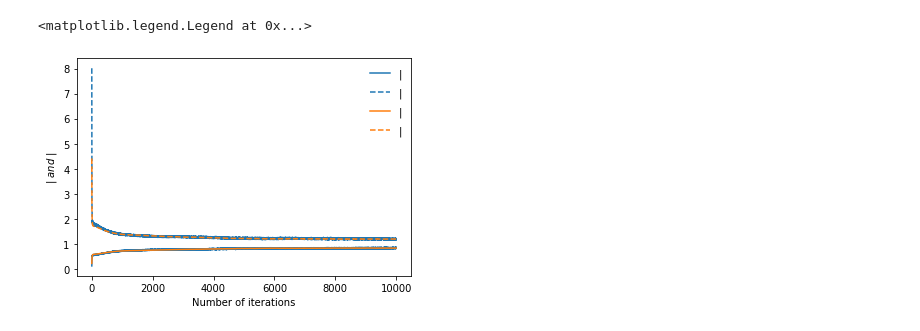
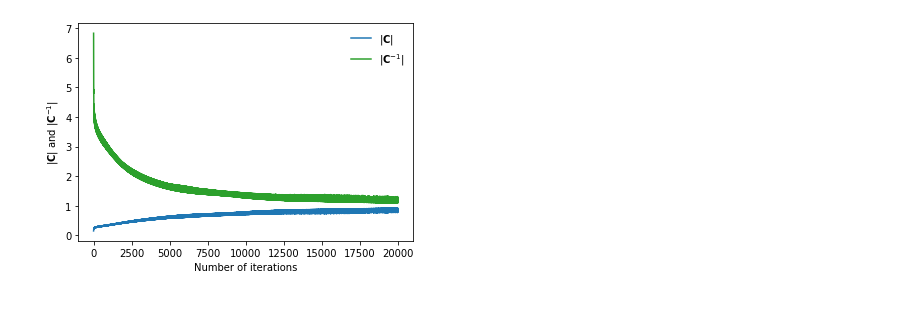
Before and after one commit to tomcharnock/IMNN, a Jupyter notebook: TF2.ipynb, the cells around one changed output. Drawn from its saved outputs; the diff is of its cells as text; code cells hidden in the pictures.

Commit message:
Working iterative training

```diff
--- a/TF2.ipynb
+++ b/TF2.ipynb
@@ -476,28 +471,19 @@ test_C_arr = []
 test_Cinv_arr = []
 test_dμdθ_arr = []
 # %%
-bar = tqdm.tnrange(10000, desc="iterations")
-for i in bar:
-    sim = next(iter(train_sims))
-    der_m, der_p = next(iter(train_ders))
-    F_temp, C_temp, Cinv_temp, dμdθ_temp, r_temp = training_iteration(sim, der_m, der_p, α, λ)
-    F_arr.append(F_temp.numpy())
-    C_arr.append(C_temp.numpy())
-    Cinv_arr.append(Cinv_temp.numpy())
-    dμdθ_arr.append(dμdθ_temp.numpy())
-    r_arr.append(r_temp.numpy())
-    sim = next(iter(test_sims))
-    der_m, der_p = next(iter(test_ders))
-    F_temp, C_temp, Cinv_temp, dμdθ_temp = evaluate(sim, der_m, der_p)
-    test_F_arr.append(F_temp.numpy())
-    test_C_arr.append(C_temp.numpy())
-    test_Cinv_arr.append(Cinv_temp.numpy())
-    test_dμdθ_arr.append(dμdθ_temp.numpy())
-
+bar = tqdm.tnrange(1000, desc="iterations")
+for iteration in bar:
+    for data in range(n_train):
+        F_temp, C_temp, Cinv_temp, dμdθ_temp, r_temp = staggered_train(data_iterator, data_derivative_iterator, indices_iterator, derivative_indices_iterator, λ, α)
+        F_arr.append(F_temp.numpy())
+        C_arr.append(C_temp.numpy())
+        Cinv_arr.append(Cinv_temp.numpy())
+        dμdθ_arr.append(dμdθ_temp.numpy())
+        r_arr.append(r_temp.numpy())
     bar.set_postfix(
-        F=[F_arr[-1], test_F_arr[-1]],
-        C=[C_arr[-1], test_C_arr[-1]],
-        Cinv=[Cinv_arr[-1], test_Cinv_arr[-1]],
-        dμdθ=[dμdθ_arr[-1], test_dμdθ_arr[-1]],
+        F=F_arr[-1],
+        C=C_arr[-1],
+        Cinv=Cinv_arr[-1],
+        dμdθ=dμdθ_arr[-1],
         r=r_arr[-1])
 # %% [output]
@@ -511,12 +499,11 @@ plt.legend(frameon=False)
 # %%
 plt.plot(C_arr, color="C0", label="$|{\\bf C}|$")
-plt.plot(Cinv_arr, color="C0", linestyle="dashed", label="$|{\\bf C}^{-1}|$")
-plt.plot(test_C_arr, color="C1", label="$|{\\bf C}|_{\\rm test}$")
-plt.plot(test_Cinv_arr, color="C1", linestyle="dashed", label="$|{\\bf C}^{-1}|_{\\rm test}$")
+plt.plot(Cinv_arr, color="C2", label="$|{\\bf C}^{-1}|$")
+#plt.plot(test_C_arr, color="C1", label="$|{\\bf C}|_{\\rm test}$")
+#plt.plot(test_Cinv_arr, color="C1", linestyle="dashed", label="$|{\\bf C}^{-1}|_{\\rm test}$")
 plt.xlabel("Number of iterations")
 plt.ylabel("$|{\\bf C}|$ and $|{\\bf C}^{-1}|$")
-plt.legend(frameon=False)
+plt.legend(frameon=False);
 # %% [output]
-<matplotlib.legend.Legend at 0x...>
-[figure, old version]
+[figure, new version]
 # %%
```
Also changed, not shown: parts of 22 cells of this notebook.
